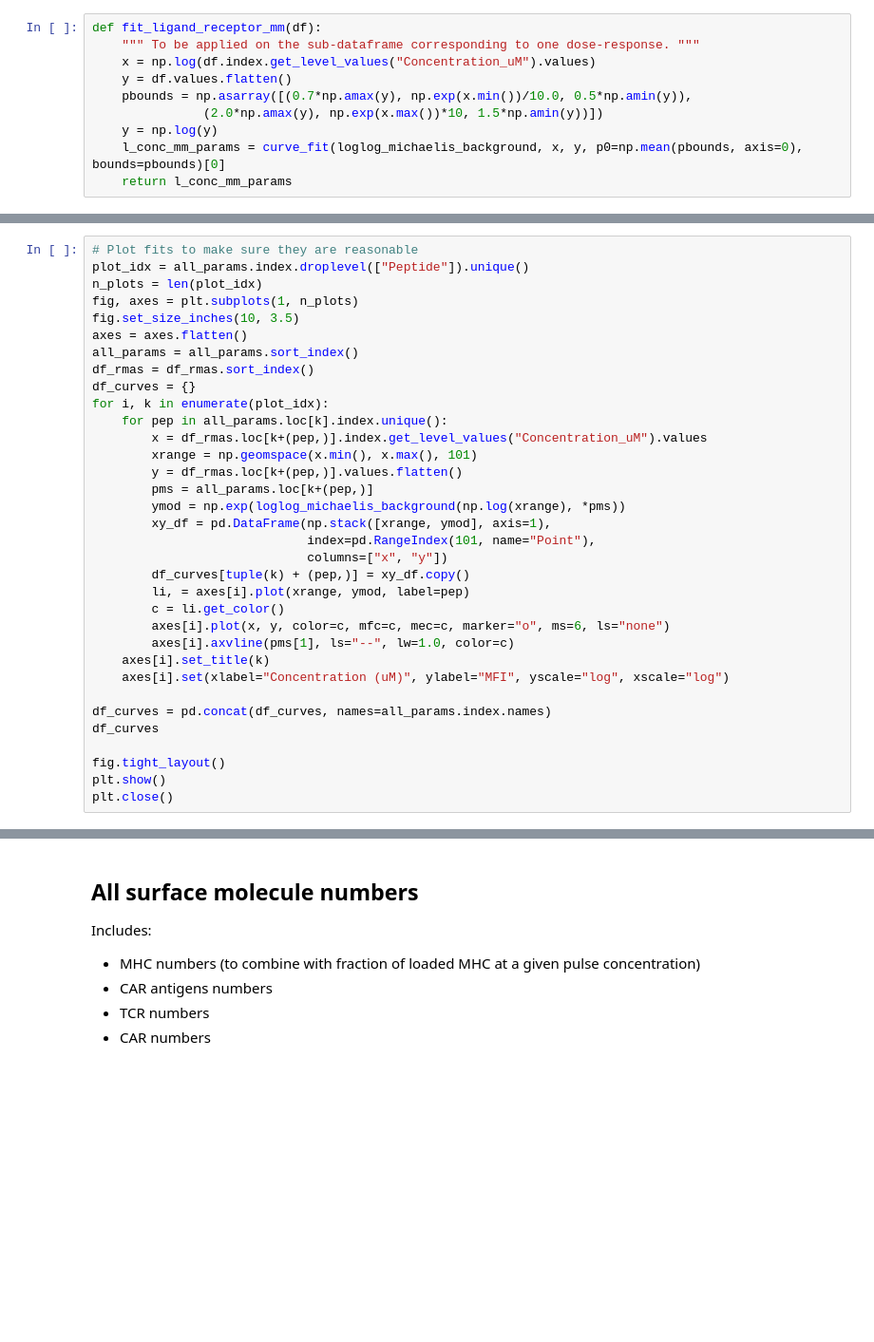
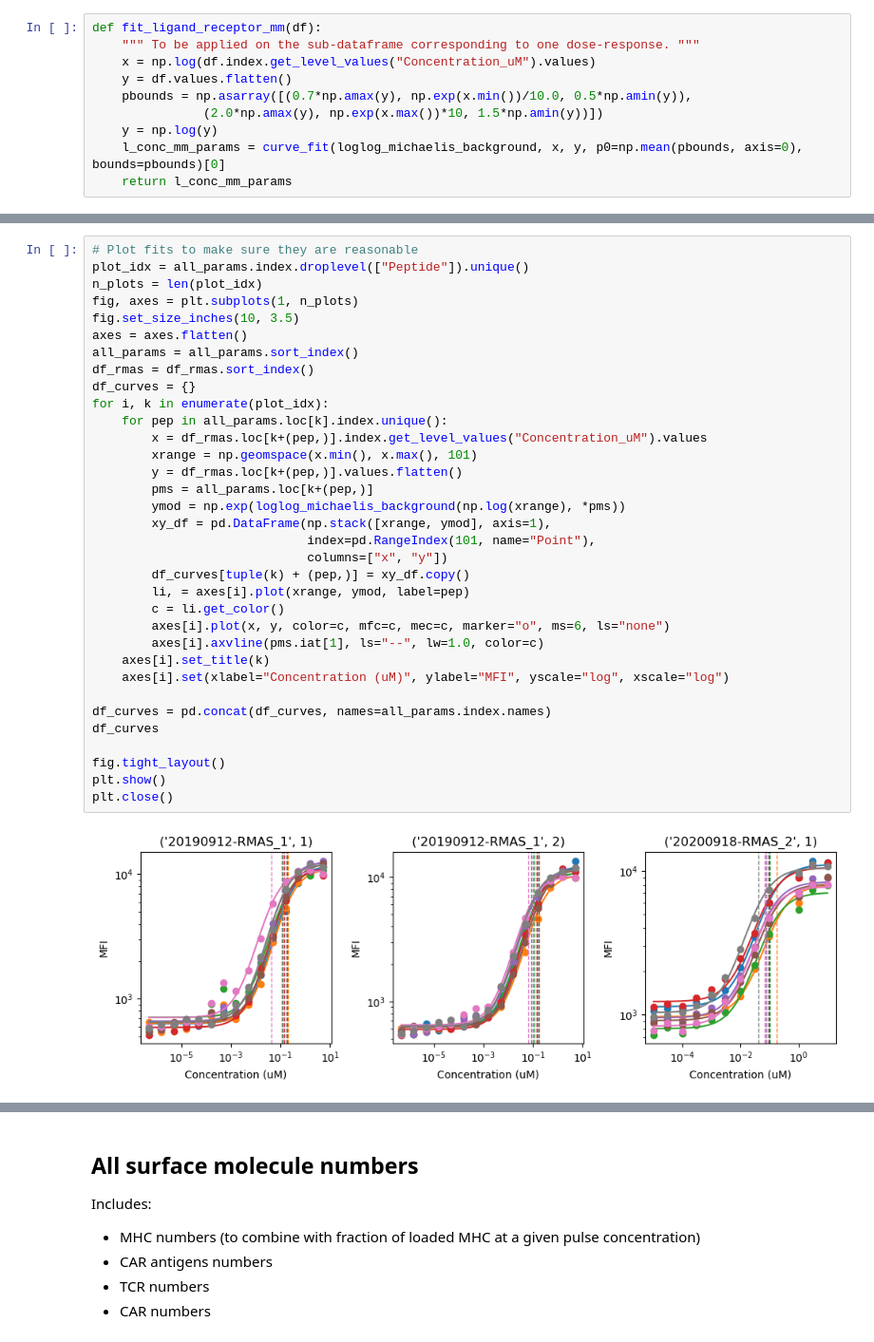
Before and after one commit to frbourassa/tcr_car_antagonism, a Jupyter notebook: secondary_scripts/surface_molecule_numbers.ipynb, the cells around one changed output, grey strips where cells are left out. Shown at 95% size. Drawn from its saved outputs; the diff is of its cells as text; blank space fills up the shorter version.

```diff
--- a/secondary_scripts/surface_molecule_numbers.ipynb
+++ b/secondary_scripts/surface_molecule_numbers.ipynb
@@ -146,34 +180,36 @@ plot_idx = all_params.index.droplevel(["Peptide"]).unique()
 n_plots = len(plot_idx)
 fig, axes = plt.subplots(1, n_plots)
 fig.set_size_inches(10, 3.5)
 axes = axes.flatten()
 all_params = all_params.sort_index()
 df_rmas = df_rmas.sort_index()
 df_curves = {}
 for i, k in enumerate(plot_idx):
     for pep in all_params.loc[k].index.unique():
         x = df_rmas.loc[k+(pep,)].index.get_level_values("Concentration_uM").values
         xrange = np.geomspace(x.min(), x.max(), 101)
         y = df_rmas.loc[k+(pep,)].values.flatten()
         pms = all_params.loc[k+(pep,)]
         ymod = np.exp(loglog_michaelis_background(np.log(xrange), *pms))
         xy_df = pd.DataFrame(np.stack([xrange, ymod], axis=1),
                              index=pd.RangeIndex(101, name="Point"),
                              columns=["x", "y"])
         df_curves[tuple(k) + (pep,)] = xy_df.copy()
         li, = axes[i].plot(xrange, ymod, label=pep)
         c = li.get_color()
         axes[i].plot(x, y, color=c, mfc=c, mec=c, marker="o", ms=6, ls="none")
-        axes[i].axvline(pms[1], ls="--", lw=1.0, color=c)
+        axes[i].axvline(pms.iat[1], ls="--", lw=1.0, color=c)
     axes[i].set_title(k)
     axes[i].set(xlabel="Concentration (uM)", ylabel="MFI", yscale="log", xscale="log")
 
 df_curves = pd.concat(df_curves, names=all_params.index.names)
 df_curves
 
 fig.tight_layout()
 plt.show()
 plt.close()
+# %% [output]
+[figure, added]
 # %%
 #@title Statistics of loading EC50s
 randomgen = np.random.default_rng(0x339788df8e03ab6f23168dec3dd313f3)
```
Also changed, not shown: parts of 8 cells of this notebook, 33 other files.
